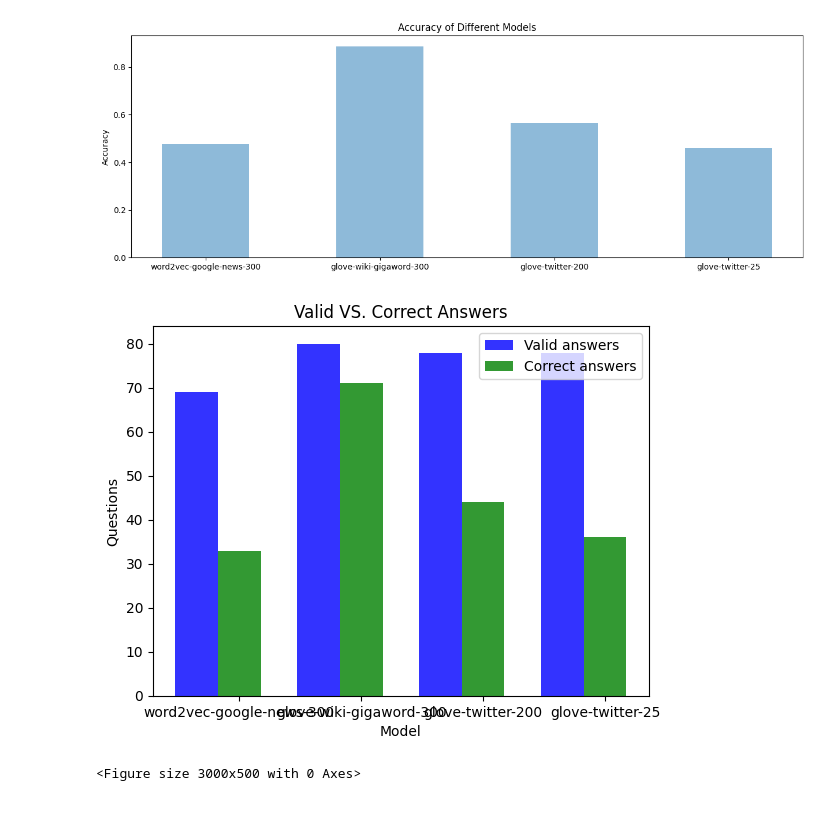
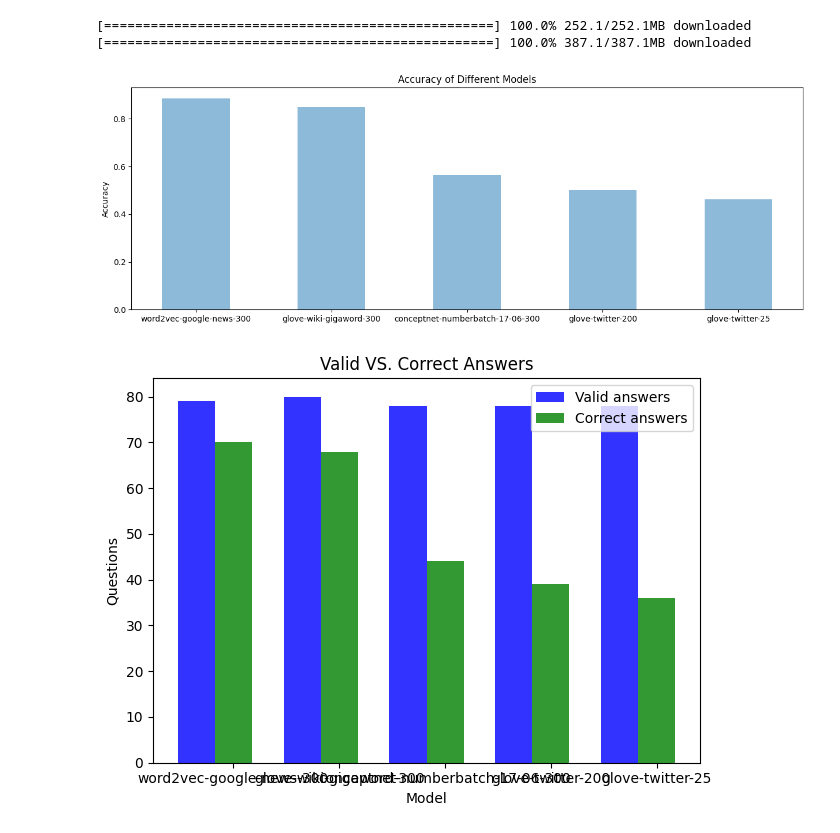
Before and after one commit to SarahMucci0312/COMP472-A2, a Jupyter notebook: a2.ipynb, the cells around one changed output. Cells and saved outputs as stored; diff of their text form; code cells hidden in the pictures.

```diff
--- a/a2.ipynb
+++ b/a2.ipynb
@@ -92,10 +92,13 @@ with open('analysis.csv', mode='w', newline='') as details:
 # Task 2
 
 # Load all pre-trained models
-C1E1 = api.load("glove-wiki-gigaword-300")
-#C2E1 = api.load("")
-C3E2 = api.load("glove-twitter-200")
+C1E1 = api.load("glove-wiki-gigaword-200")
+C2E1 = api.load("glove-twitter-200")
+C3E2 = api.load("glove-twitter-100")
 C3E3 = api.load("glove-twitter-25")
+# %% [output]
+[==================================================] 100.0% 252.1/252.1MB downloaded
+[==================================================] 100.0% 387.1/387.1MB downloaded
 # %%
 # Task 2: C1E1
 
@@ -113,7 +116,7 @@ with open('synonym.csv', mode='r') as dataset:
     linecount = 0 # variable to count number of lines
 
     # Open word2vec-google-news-300-details.csv in write mode
-    with open('glove-wiki-gigaword-300-details.csv', mode='w', newline='') as details:
+    with open('glove-wiki-gigaword-200-details.csv', mode='w', newline='') as details:
         csv_writer = csv.writer(details)
 
         # For every row in synonym.csv
@@ -188,7 +191,7 @@ with open('synonym.csv', mode='r') as dataset:
 # Open analysis.csv in append mode
 with open('analysis.csv', mode='a', newline='') as details:
         csv_writer = csv.writer(details)
-        model_name = "glove-wiki-gigaword-300"
+        model_name = "glove-wiki-gigaword-200"
         vocab_size = 400000
         accuracyC1E1 = correctC1E1/validC1E1
         csv_writer.writerow([model_name, vocab_size, correctC1E1, validC1E1, accuracyC1E1]) # analysis results
@@ -212,7 +310,7 @@ with open('synonym.csv', mode='r') as dataset:
     linecount = 0 # variable to count number of lines
 
     # Open word2vec-google-news-300-details.csv in write mode
-    with open('glove-twitter-200-details.csv', mode='w', newline='') as details:
+    with open('glove-twitter-100-details.csv', mode='w', newline='') as details:
         csv_writer = csv.writer(details)
 
         # For every row in synonym.csv
@@ -288,7 +386,7 @@ with open('synonym.csv', mode='r') as dataset:
 # Open analysis.csv in append mode
 with open('analysis.csv', mode='a', newline='') as details:
         csv_writer = csv.writer(details)
-        model_name = "glove-twitter-200"
+        model_name = "glove-twitter-100"
         vocab_size = 1193514
         accuracyC3E2 = correctC3E2/validC3E2
         csv_writer.writerow([model_name, vocab_size, correctC3E2, validC3E2, accuracyC3E2]) # analysis results
@@ -394,9 +492,9 @@ with open('analysis.csv', mode='a', newline='') as details:
 # %%
 # Task 2 accuracy graph
 
-objects = ('word2vec-google-news-300', 'glove-wiki-gigaword-300', 'glove-twitter-200', 'glove-twitter-25')
+objects = ('word2vec-google-news-300', 'glove-wiki-gigaword-300', 'conceptnet-numberbatch-17-06-300', 'glove-twitter-200', 'glove-twitter-25')
 y_pos = np.arange(len(objects))
-performance = [accuracy, accuracyC1E1, accuracyC3E2, accuracyC3E3]
+performance = [accuracy, accuracyC1E1, accuracyC2E1, accuracyC3E2, accuracyC3E3]
 
 plt.figure(figsize=(15,5))
 plt.bar(y_pos, performance, align='center', alpha=0.5, width = 0.5)
@@ -406,30 +504,29 @@ plt.title('Accuracy of Different Models')
 
 plt.show()
 # %% [output]
-[figure, old version]
+[figure, new version]
 # %%
 # Task 2 correct vs valid graph
 
-groups = 4
-correctList = (correct, correctC1E1, correctC3E2, correctC3E3)
-validList = (valid, validC1E1, validC3E2, validC3E3)
+groups = 5
+correctList = (correct, correctC1E1, correctC2E1, correctC3E2, correctC3E3)
+validList = (valid, validC1E1, validC2E1, validC3E2, validC3E3)
 
 # Create plot
 fig, ax = plt.subplots()
 index = np.arange(groups)
 
 rects1 = plt.bar(index, validList, 0.35, alpha=0.8, color='b', label='Valid answers')
 rects2 = plt.bar(index + 0.35, correctList, 0.35, alpha=0.8, color='g', label='Correct answers')
 
 plt.xlabel('Model')
 plt.ylabel('Questions')
 plt.title('Valid VS. Correct Answers')
 plt.xticks(index + 0.35, objects)
 plt.legend()
 #plt.figure(figsize=(15,5))
 
 plt.tight_layout()
 plt.show()
 # %% [output]
-[figure, old version]
+[figure, new version]
-<Figure size 3000x500 with 0 Axes>
```
Also changed, not shown: parts of 2 cells of this notebook, 6 other files.
